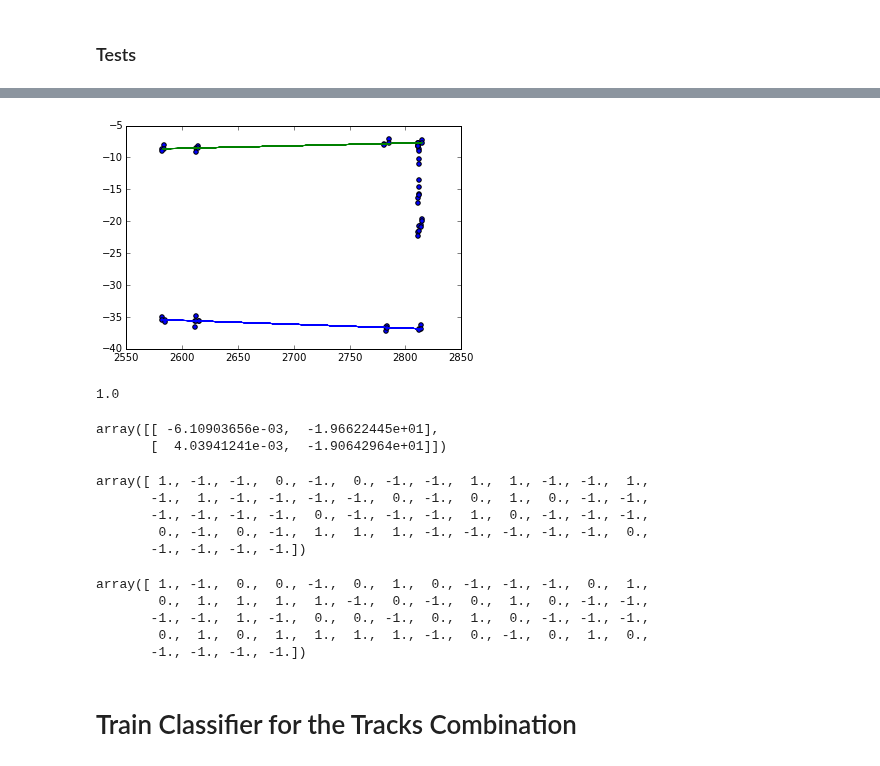
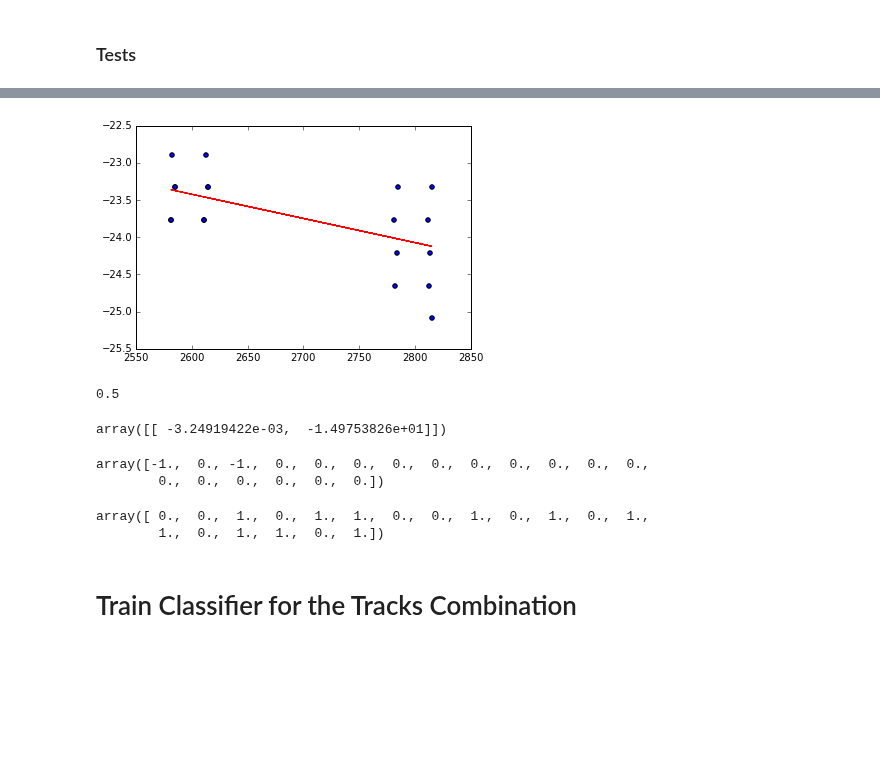
Before and after one commit to yandexdataschool/ship_tracks_recognition, a Jupyter notebook: notebooks/RetinaTwoAndNewCombination.ipynb, the cells around one changed output, grey strips where cells are left out. Saved outputs shown, nothing was run; the diff lists cells and outputs as text; code cells hidden in the pictures; blank space fills up the shorter version.

```diff
--- a/notebooks/RetinaTwoAndNewCombination.ipynb
+++ b/notebooks/RetinaTwoAndNewCombination.ipynb
@@ -12,15 +12,7 @@ warnings.filterwarnings('ignore')
 # %% [markdown]
 # Read Data
 # %%
-data_0 = pandas.read_csv('Data/hits.csv', index_col=0)
-
-data_1 = data_0.copy()
-data_1['Wy1'] = data_0['Wy1'].values + data_0.dist2Wire.values
-data_1['Wy2'] = data_0['Wy2'].values + data_0.dist2Wire.values
-data_2 = data_0.copy()
-data_2['Wy1'] = data_0['Wy1'].values - data_0.dist2Wire.values
-data_2['Wy2'] = data_0['Wy2'].values - data_0.dist2Wire.values
-data = pandas.concat([data_1, data_2], axis=0)
+data = pandas.read_csv('Data/hits.csv', index_col=0)
 
 data['IsStereo'] = (data.ViewNb.values == 1) * 1. + (data.ViewNb.values == 2) * 1.
 
@@ -58,7 +50,7 @@ from metrics import TracksReconstractionMetrics, CombinatorQuality
 # %% [markdown]
 ### Tests
 # %%
-event = data[data.EventID == 126]
+event = data[data.EventID == 4580]
 event12 = event[(event.StatNb <= 2)*(event.ViewNb != 1)*(event.ViewNb != 2)]
 
 x = event12.Wz1.values
@@ -92,6 +66,6 @@ event12.head()
 # %%
-%%time
-rt = Retina2DTrackerTwo(n_tracks=2, residuals_threshold=0.2, sigma=0.1, min_hits=2)
+#%%time
+rt = Retina2DTrackerTwo(n_tracks=2, residuals_threshold=0.7, sigma=0.7, min_hits=2)
 
 rt.fit(x, y, sample_weight)
 
@@ -103,11 +74,10 @@ Wall time: 78.5 ms
 # %%
 plt.scatter(x, y)
-n = 1
-plt.plot(x, tracks_params[0][0] * x + tracks_params[0][1])
-plt.plot(x, tracks_params[n][0] * x + tracks_params[n][1])
+for n in range(len(tracks_params)):
+    plt.plot(x, tracks_params[n][0] * x + tracks_params[n][1])
 plt.show()
 # %% [output]
-[figure, old version]
+[figure, new version]
 # %%
 from metrics import HitsMatchingEfficiency
 
@@ -116,28 +86,21 @@ hme.fit(event12.Label.values, labels)
 
 hme.recognition_efficiency_
 # %% [output]
-1.0
+0.5
 # %%
 tracks_params
 # %% [output]
-array([[ -6.10903656e-03,  -1.96622445e+01],
-       [  4.03941241e-03,  -1.90642964e+01]])
+array([[ -3.24919422e-03,  -1.49753826e+01]])
 # %%
 labels
 # %% [output]
-array([ 1., -1., -1.,  0., -1.,  0., -1., -1.,  1.,  1., -1., -1.,  1.,
-       -1.,  1., -1., -1., -1., -1.,  0., -1.,  0.,  1.,  0., -1., -1.,
-       -1., -1., -1., -1.,  0., -1., -1., -1.,  1.,  0., -1., -1., -1.,
-        0., -1.,  0., -1.,  1.,  1.,  1., -1., -1., -1., -1., -1.,  0.,
-       -1., -1., -1., -1.])
+array([-1.,  0., -1.,  0.,  0.,  0.,  0.,  0.,  0.,  0.,  0.,  0.,  0.,
+        0.,  0.,  0.,  0.,  0.,  0.])
 # %%
 event12.Label.values
 # %% [output]
-array([ 1., -1.,  0.,  0., -1.,  0.,  1.,  0., -1., -1., -1.,  0.,  1.,
-        0.,  1.,  1.,  1.,  1., -1.,  0., -1.,  0.,  1.,  0., -1., -1.,
-       -1., -1.,  1., -1.,  0.,  0., -1.,  0.,  1.,  0., -1., -1., -1.,
-        0.,  1.,  0.,  1.,  1.,  1.,  1., -1.,  0., -1.,  0.,  1.,  0.,
-       -1., -1., -1., -1.])
+array([ 0.,  0.,  1.,  0.,  1.,  1.,  0.,  0.,  1.,  0.,  1.,  0.,  1.,
+        1.,  0.,  1.,  1.,  0.,  1.])
 # %% [markdown]
 # Train Classifier for the Tracks Combination
 # %%
```
Also changed, not shown: parts of 27 cells of this notebook, 1 other file.
